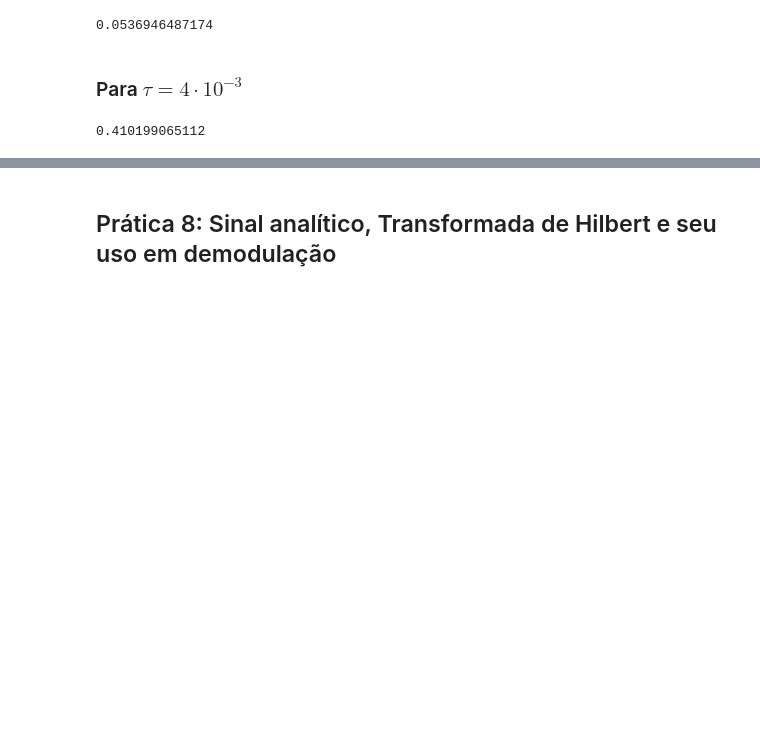
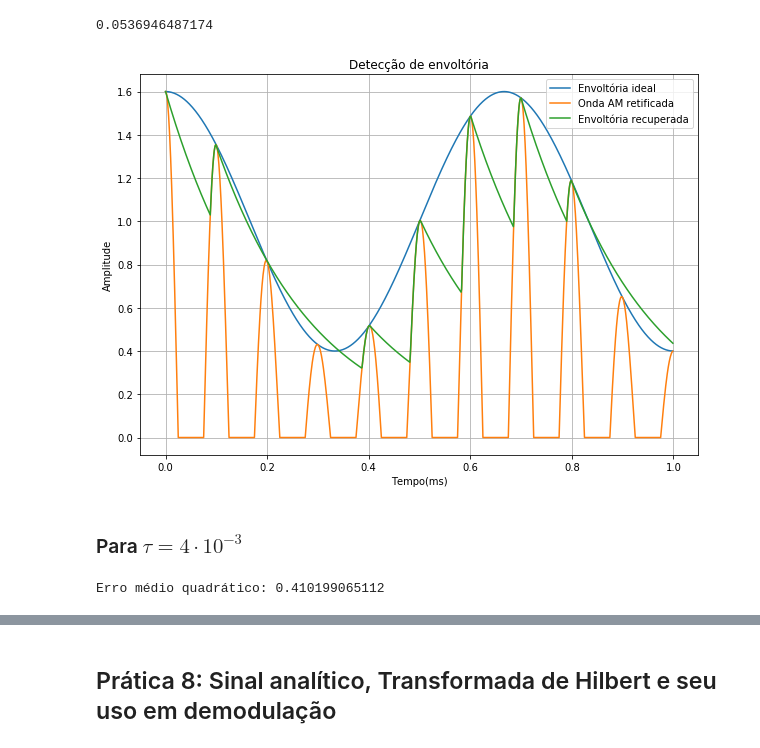
Before and after one commit to luciananobrega/luciana_DCO2004, a Jupyter notebook: h05/Entrega_h05.ipynb, the cells around one changed output, grey strips where cells are left out. Cells and saved outputs as stored; diff of their text form; code cells hidden in the pictures; blank space fills up the shorter version.

```diff
--- a/h05/Entrega_h05.ipynb
+++ b/h05/Entrega_h05.ipynb
@@ -313,5 +351,49 @@ print(sum((x_env-x_envIdeal)**2)/len(x_env))
 # %% [output]
 0.0536946487174
+# %%
+import numpy as np
+from matplotlib import pyplot as plt
+from scipy import fftpack
+
+tau = 2*1e-4                                                      # Constante de tempo do detector de envelope
+Ts=1e-6                                                         # Definição do período
+t = np.arange(1000)*Ts                                          # Definição do vetor tempo
+fc = 10000                                                      # Frequência da portadora.
+fm = 1500                                                       # Frequência do sinal
+Mu = 0.6                                                        # Índice de modulaçao.
+Ac = 1.0
+x_AMo = Ac*(1.0+Mu*np.cos(2*np.pi*fm*t))*np.cos(2*np.pi*fc*t);  # Onda Modulada AM-DSB
+
+x_envIdeal = np.abs(Ac*(1.0+Mu*np.cos(2*np.pi*fm*t)))           # Envoltória ideal
+
+# Detector de envoltória
+x_AM = x_AMo*(x_AMo>0)                                          # Efeito do diodo (semiciclo positivo)
+x_env = np.zeros(len(x_AM))
+Ns = len(x_AM)
+out = -1
+for i in range(Ns):
+    inp = x_AM[i]
+    if inp>=out:
+        out = inp            # Caso 1: x_am(t) > Vc(t) (carga do capacitor)
+    else:
+        out *= (1-Ts/tau)    # Caso 2: x_am(t) < Vc(t) (descarga do capacitor)
+    x_env[i] = out
+
+# gráfico composto
+plt.figure(1,[10,7])
+plt.title("Detecção de envoltória")
+plt.ylabel("Amplitude")
+plt.xlabel("Tempo(ms)")
+envoltoria_ideal = plt.plot(t*1000,x_envIdeal)
+sinal_transmitido = plt.plot(t*1000,x_AM)
+detector_de_saida = plt.plot(t*1000,x_env)
+plt.grid()
+plt.legend(["Envoltória ideal","Onda AM retificada","Envoltória recuperada"])
+plt.show()
+
+plt.show()
+# %% [output]
+[figure, added]
 # %% [markdown]
 ### Para $\tau = 4\cdot10^{-3}$
 # %%
@@ -343,6 +425,6 @@ for i in range(Ns):
         out *= (1-Ts/tau)    # Caso 2: x_am(t) < Vc(t) (descarga do capacitor)
     x_env[i] = out
 
-print(sum((x_env-x_envIdeal)**2)/len(x_env))
+print('Erro médio quadrático:', sum((x_env-x_envIdeal)**2)/len(x_env))
 # %% [output]
-0.410199065112
+Erro médio quadrático: 0.410199065112
```
Also changed, not shown: parts of 7 cells of this notebook, 16 other files.
